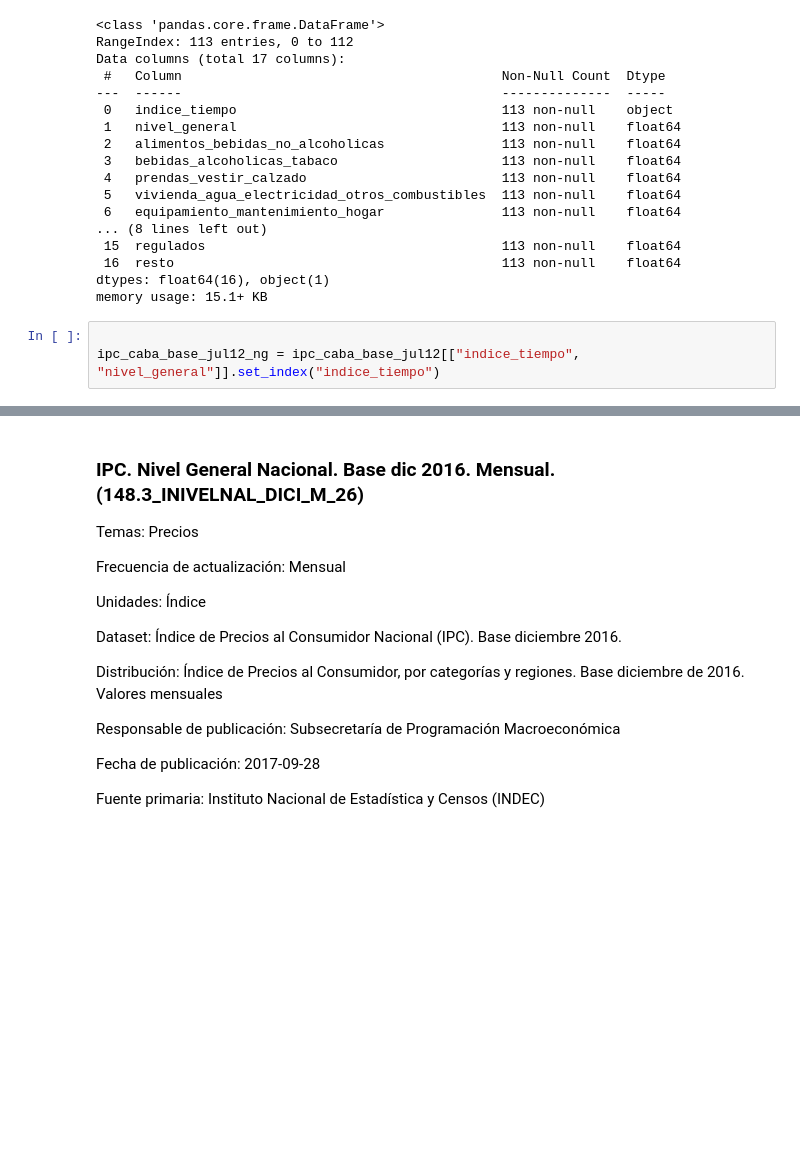
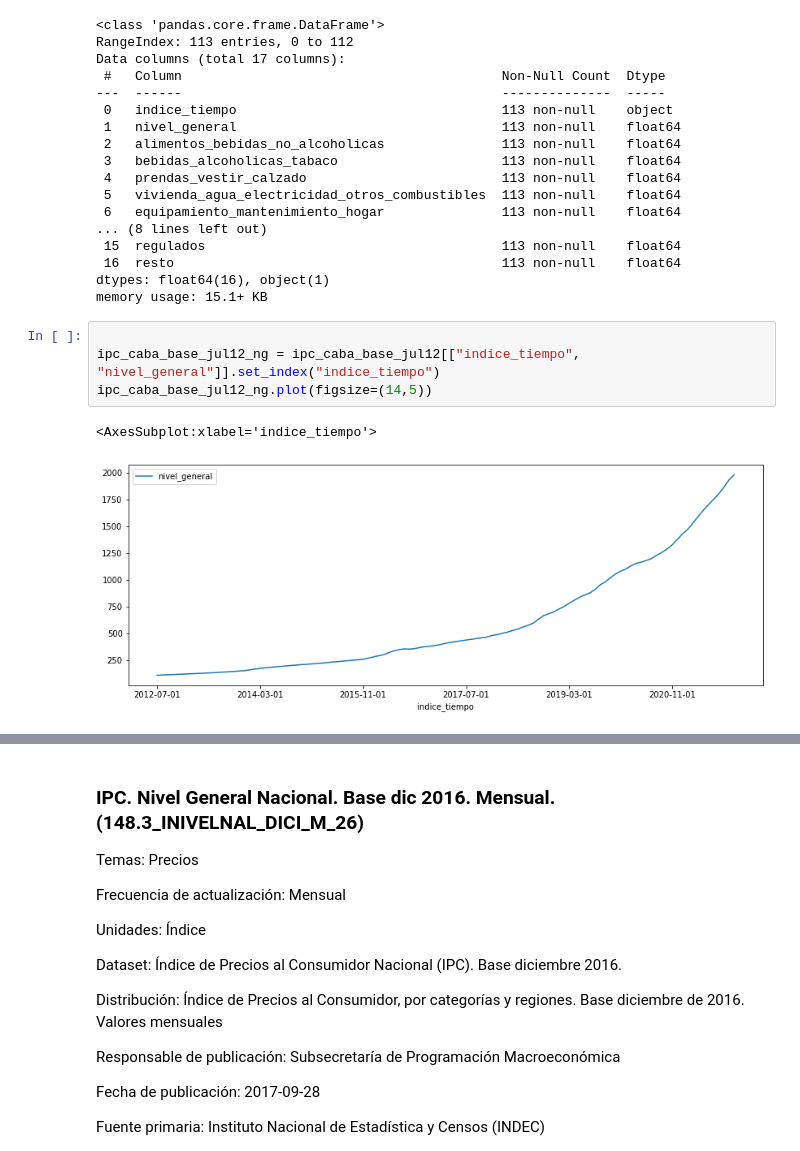
Before and after one commit to SouthGlitch/presupuesto-educativo, a Jupyter notebook: ipc.ipynb, the cells around one changed output, grey strips where cells are left out. Saved outputs shown, nothing was run; the diff lists cells and outputs as text; blank space fills up the shorter version.

```diff
--- a/ipc.ipynb
+++ b/ipc.ipynb
@@ -137,3 +141,7 @@ memory usage: 15.1+ KB
 # %%
 
 ipc_caba_base_jul12_ng = ipc_caba_base_jul12[["indice_tiempo", "nivel_general"]].set_index("indice_tiempo")
+ipc_caba_base_jul12_ng.plot(figsize=(14,5))
+# %% [output]
+<AxesSubplot:xlabel='indice_tiempo'>
+[figure, added]
```
Also changed, not shown: parts of 12 cells of this notebook, 19 other files.
